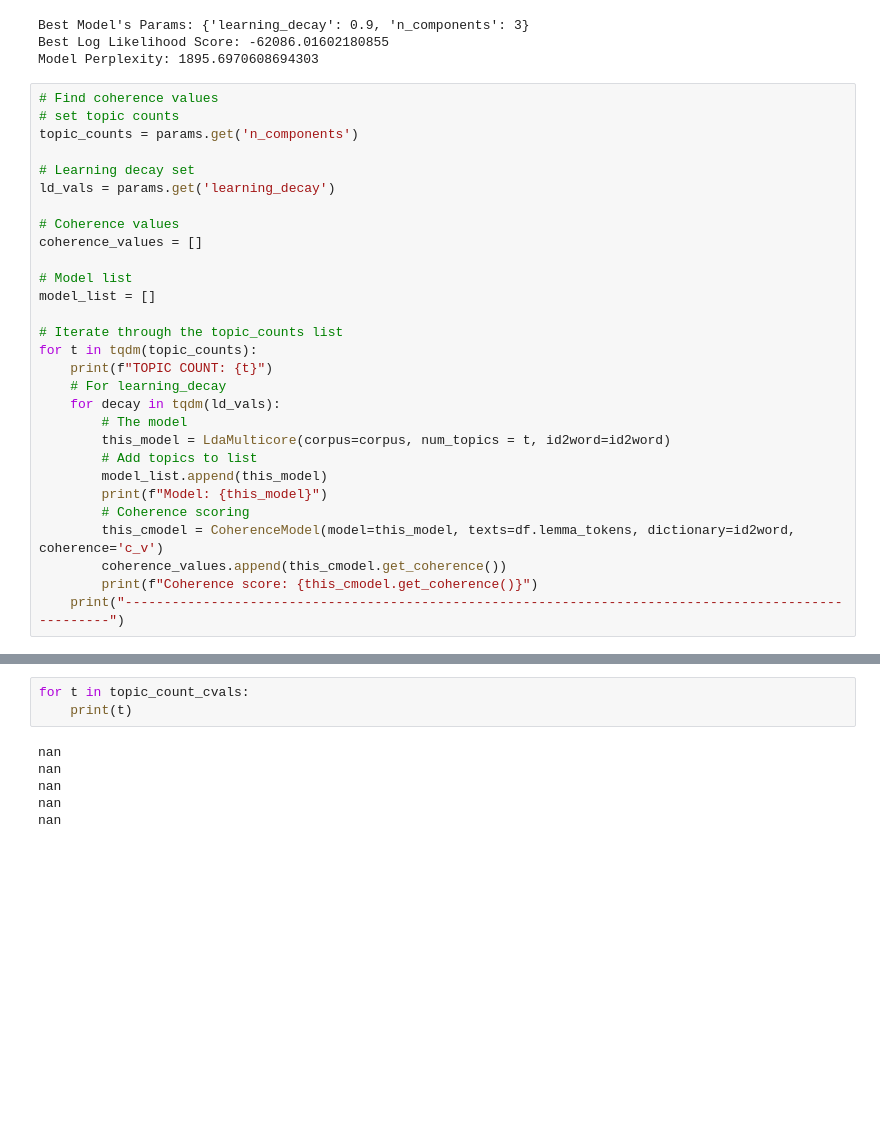
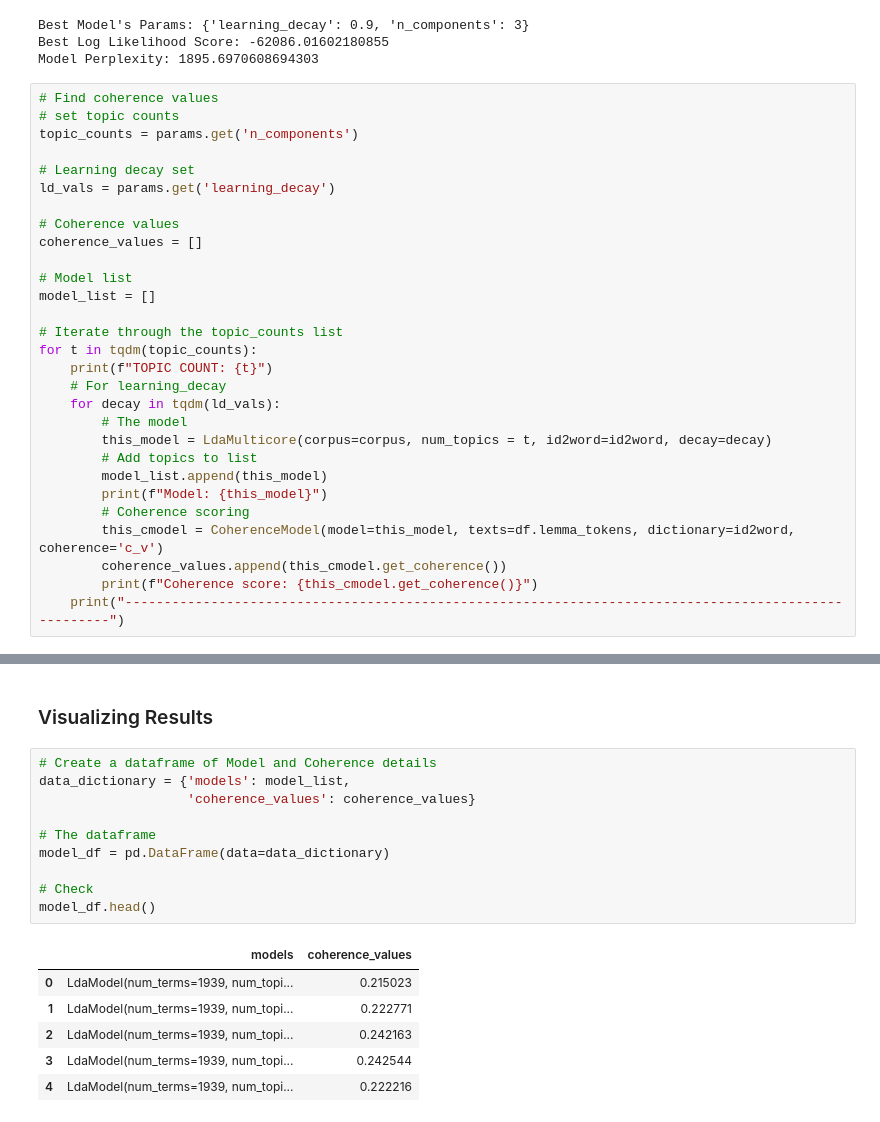
Before and after one commit to lammypi/indigenous-tweet-exploration, a Jupyter notebook: indigenous-tweet-exploration.ipynb, the cells around one changed output, grey strips where cells are left out. Drawn from its saved outputs; the diff is of its cells as text; blank space fills up the shorter version.

```diff
--- a/indigenous-tweet-exploration.ipynb
+++ b/indigenous-tweet-exploration.ipynb
@@ -1227,7 +1227,7 @@ for t in tqdm(topic_counts):
     # For learning_decay
     for decay in tqdm(ld_vals):
         # The model
-        this_model = LdaMulticore(corpus=corpus, num_topics = t, id2word=id2word)
+        this_model = LdaMulticore(corpus=corpus, num_topics = t, id2word=id2word, decay=decay)
         # Add topics to list
         model_list.append(this_model)
         print(f"Model: {this_model}")
@@ -1267,9 +1263,19 @@ Model: LdaModel(num_terms=1939, num_topics=5, decay=0.5, chunksize=2000)
-# %%
-for t in topic_count_cvals:
-    print(t)
-# %% [output]
-nan
-nan
-nan
-nan
-nan
+# %% [markdown]
+### Visualizing Results
+# %%
+# Create a dataframe of Model and Coherence details
+data_dictionary = {'models': model_list,
+                   'coherence_values': coherence_values}
+
+# The dataframe
+model_df = pd.DataFrame(data=data_dictionary)
+
+# Check
+model_df.head()
+# %% [output]
+|  | models | coherence_values |
+| 0 | LdaModel(num_terms=1939, num_topi... | 0.215023 |
+| 1 | LdaModel(num_terms=1939, num_topi... | 0.222771 |
+| 2 | LdaModel(num_terms=1939, num_topi... | 0.242163 |
+| 3 | LdaModel(num_terms=1939, num_topi... | 0.242544 |
+| 4 | LdaModel(num_terms=1939, num_topi... | 0.222216 |
```
Also changed, not shown: parts of 5 cells of this notebook.
